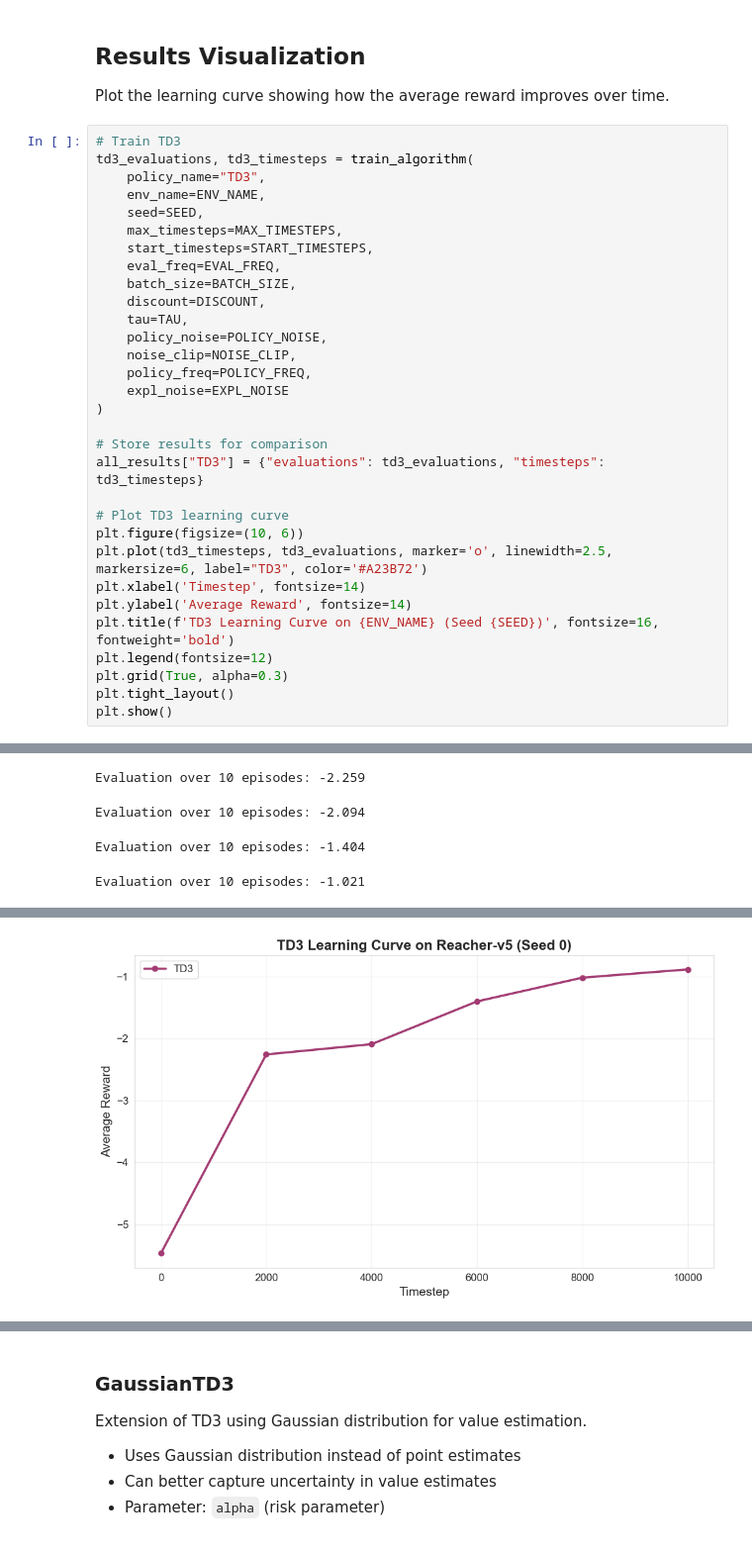
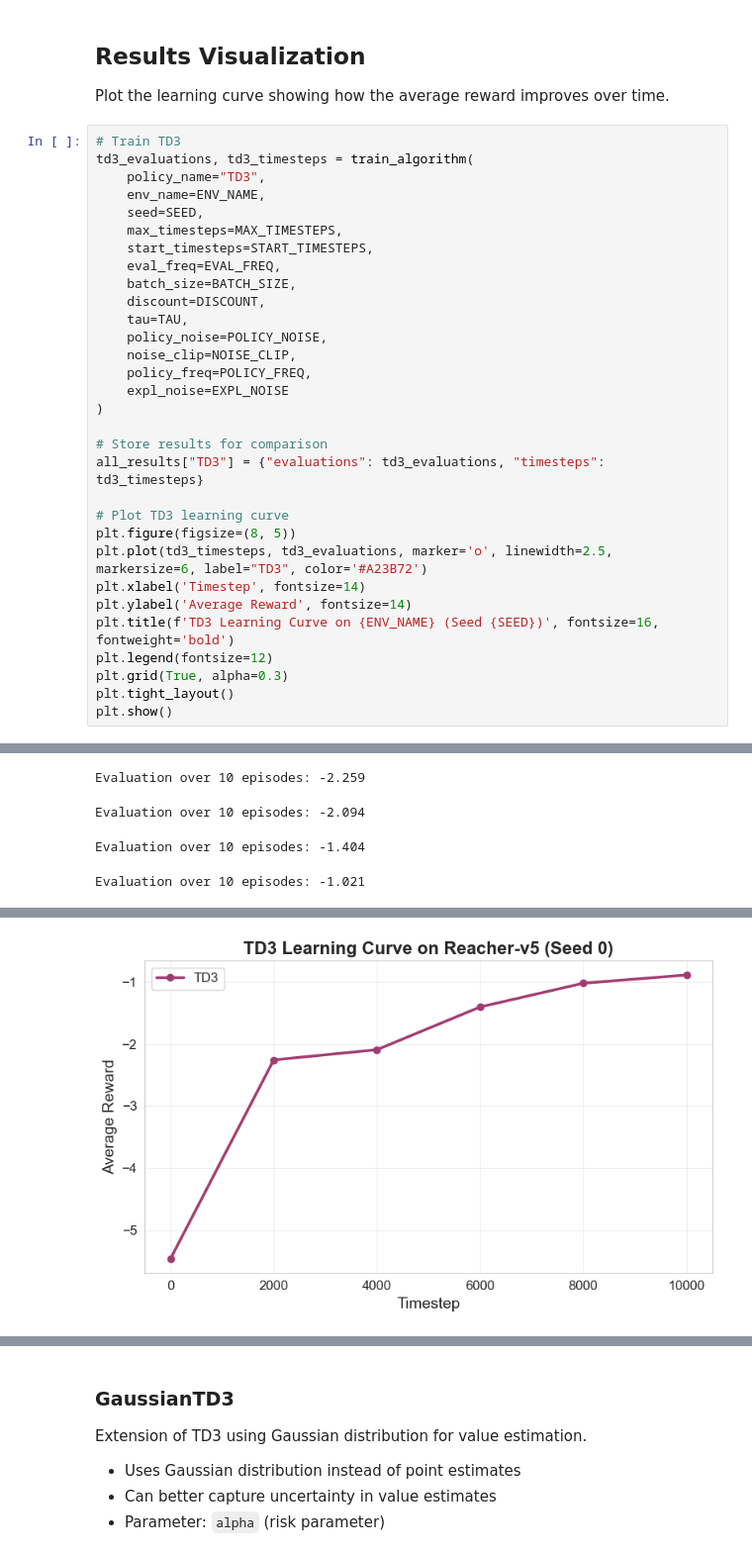
Before and after one commit to anantgupta2/DRL_Group2_DDPG_TD3, a Jupyter notebook: algorithm_comparison.ipynb, the cells around one changed output, grey strips where cells are left out. Shown at 99% size. Drawn from its saved outputs; the diff is of its cells as text.

```diff
--- a/algorithm_comparison.ipynb
+++ b/algorithm_comparison.ipynb
@@ -418,7 +418,7 @@ td3_evaluations, td3_timesteps = train_algorithm(
 all_results["TD3"] = {"evaluations": td3_evaluations, "timesteps": td3_timesteps}
 
 # Plot TD3 learning curve
-plt.figure(figsize=(10, 6))
+plt.figure(figsize=(8, 5))
 plt.plot(td3_timesteps, td3_evaluations, marker='o', linewidth=2.5, markersize=6, label="TD3", color='#A23B72')
 plt.xlabel('Timestep', fontsize=14)
 plt.ylabel('Average Reward', fontsize=14)
@@ -448,8 +448,8 @@ Training time: 00:00:42
 Initial reward: -5.469
 Final reward: -0.888
 Improvement: 4.581
 ======================================================================
-[figure, old version]
+[figure, new version]
 # %%
 # Train QRTD3
 qrtd3_evaluations, qrtd3_timesteps = train_algorithm(
```
Also changed, not shown: parts of 6 cells of this notebook, 1 other file.
